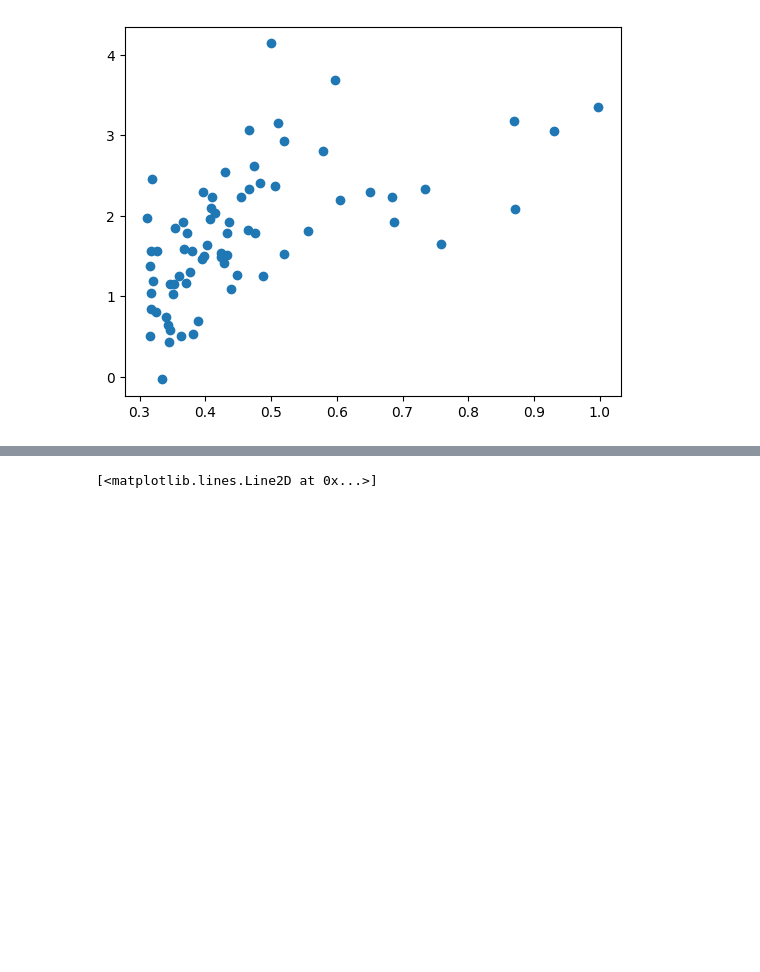
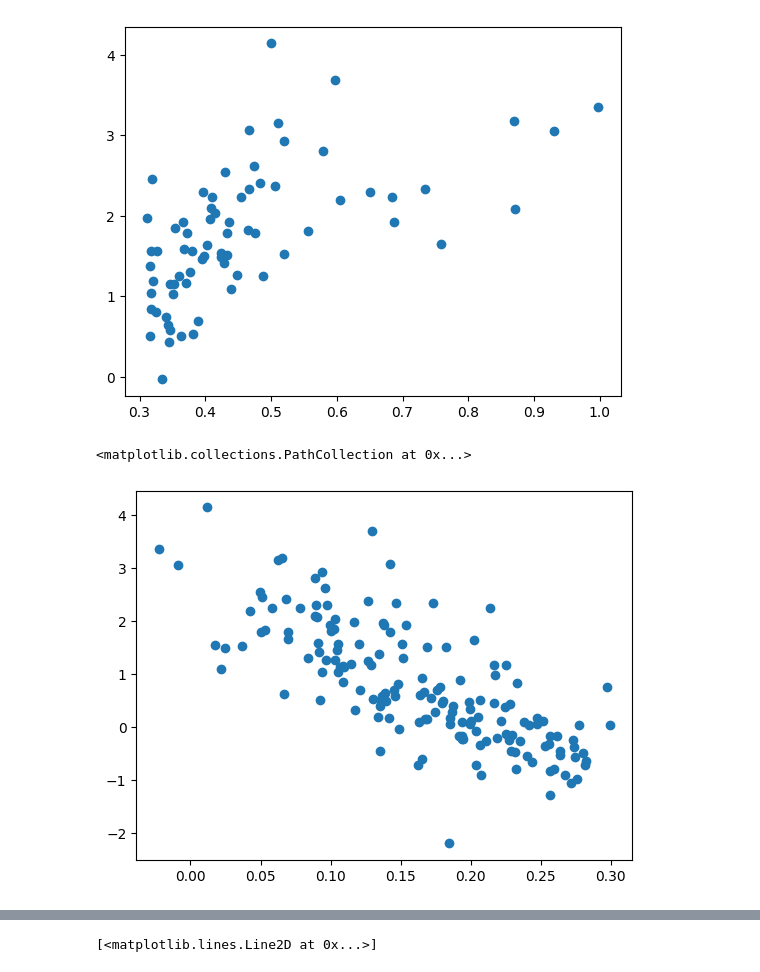
Before and after one commit to sculd/volatility_trading, a Jupyter notebook: sandbox_options.ipynb, the cells around one changed output, grey strips where cells are left out. Saved outputs shown, nothing was run; the diff lists cells and outputs as text; code cells hidden in the pictures; blank space fills up the shorter version.

```diff
--- a/sandbox_options.ipynb
+++ b/sandbox_options.ipynb
@@ -283,4 +313,14 @@ plt.scatter(df_goog_large_atm_call_vol_atm_actual_change[["atm_call_vol"]], df_g
 # %% [output]
 <matplotlib.collections.PathCollection at 0x...>
 [figure]
+# %%
+vol_threshold = 0.3
+df_goog_small_atm_put_vol_history = df_goog_atm_vol_history[
+    (df_goog_atm_vol_history.atm_put_vol < vol_threshold)
+]
+df_goog_small_atm_put_vol_atm_actual_change = df_goog_small_atm_put_vol_history[['atm_put_vol']].join(df_goog_market_open_close_history[['actual_change']])
+plt.scatter(df_goog_small_atm_put_vol_atm_actual_change[["atm_put_vol"]], df_goog_small_atm_put_vol_atm_actual_change[["actual_change"]])
+# %% [output]
+<matplotlib.collections.PathCollection at 0x...>
+[figure, added]
 # %%
```
Also changed, not shown: parts of 13 cells of this notebook, 2 other files.
